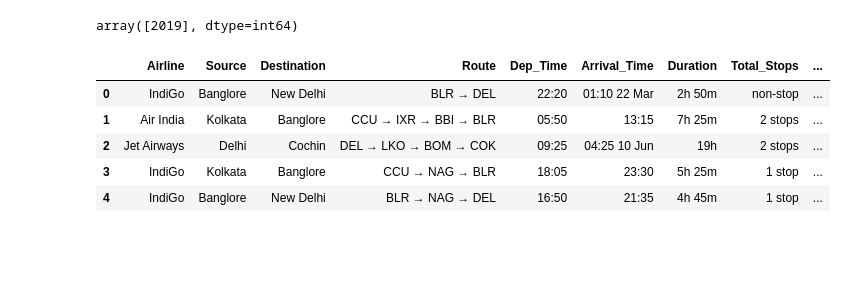
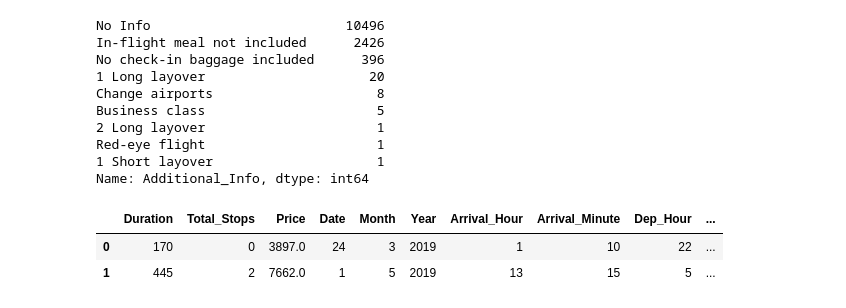
Before and after one commit to Ankan54/flight-price-prediction, a Jupyter notebook: Untitled.ipynb, the cells around one changed output. Cells and saved outputs as stored; diff of their text form; code cells hidden in the pictures; blank space fills up the shorter version.

```diff
--- a/Untitled.ipynb
+++ b/Untitled.ipynb
@@ -91,2 +452,0 @@ df['Journey_Day']= pd.to_datetime(df.Date_of_Journey, format='%d/%m/%Y').dt.day
-# %%
-df['Journey_Month']= pd.to_datetime(df.Date_of_Journey, format='%d/%m/%Y').dt.month
@@ -93,18 +504,28 @@ df['Journey_Month']= pd.to_datetime(df.Date_of_Journey, format='%d/%m/%Y').dt.mo
+# %%
+## No info is present twice with two different spelling, need to correct.
+df['Additional_Info'].replace('No info','No Info',inplace=True)
+df['Additional_Info'].value_counts()
+# %% [output]
+No Info                         10496
+In-flight meal not included      2426
+No check-in baggage included      396
+1 Long layover                     20
+Change airports                     8
+Business class                      5
+2 Long layover                      1
+Red-eye flight                      1
+1 Short layover                     1
+Name: Additional_Info, dtype: int64
+# %%
+## One hot encoding for some of the categorical features
+df=pd.get_dummies(df,columns=['Airline','Source','Destination','Additional_Info'],drop_first=True)
 # %%
 pd.set_option('display.max_columns', None)
-# %%
-pd.to_datetime(df.Date_of_Journey, format='%d/%m/%Y').dt.year.unique()
-## only one year mentioned, so can drop date of journey column
-# %% [output]
-array([2019], dtype=int64)
 # %%
-df.drop('Date_of_Journey',axis=1,inplace=True)
+df.drop(columns=['Date_of_Journey','Route','Dep_Time','Arrival_Time','Duration_hour','Duration_minute','src-des'], inplace=True)
 # %%
-df.head()
+df.head(2)
 # %% [output]
-|  | Airline | Source | Destination | Route | Dep_Time | Arrival_Time | Duration | Total_Stops | ... |
-| 0 | IndiGo | Banglore | New Delhi | BLR → DEL | 22:20 | 01:10 22 Mar | 2h 50m | non-stop | ... |
-| 1 | Air India | Kolkata | Banglore | CCU → IXR → BBI → BLR | 05:50 | 13:15 | 7h 25m | 2 stops | ... |
-| 2 | Jet Airways | Delhi | Cochin | DEL → LKO → BOM → COK | 09:25 | 04:25 10 Jun | 19h | 2 stops | ... |
-| 3 | IndiGo | Kolkata | Banglore | CCU → NAG → BLR | 18:05 | 23:30 | 5h 25m | 1 stop | ... |
-| 4 | IndiGo | Banglore | New Delhi | BLR → NAG → DEL | 16:50 | 21:35 | 4h 45m | 1 stop | ... |
+|  | Duration | Total_Stops | Price | Date | Month | Year | Arrival_Hour | Arrival_Minute | Dep_Hour | ... |
+| 0 | 170 | 0 | 3897.0 | 24 | 3 | 2019 | 1 | 10 | 22 | ... |
+| 1 | 445 | 2 | 7662.0 | 1 | 5 | 2019 | 13 | 15 | 5 | ... |
```
Also changed, not shown: parts of 159 cells of this notebook.
